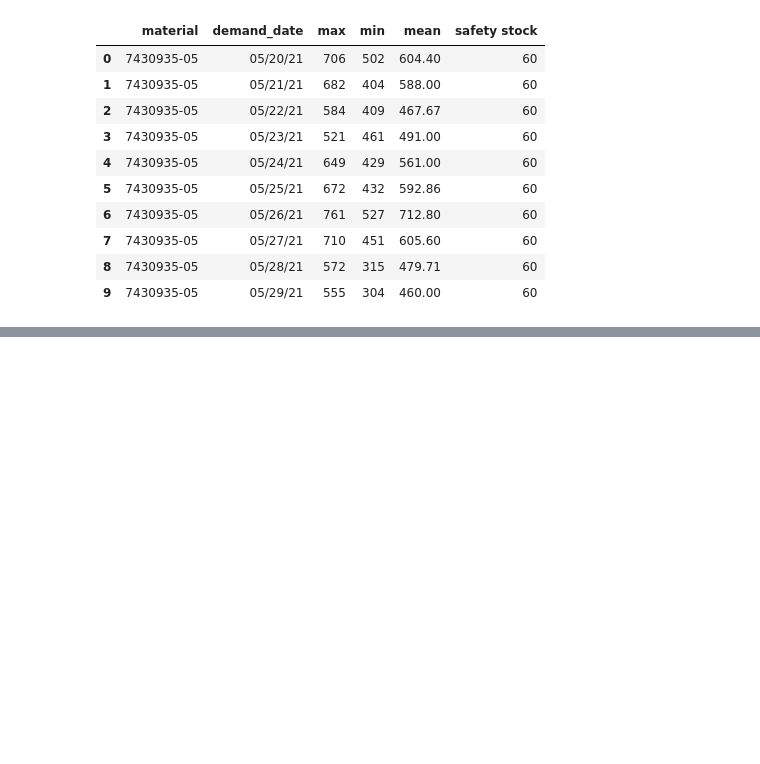
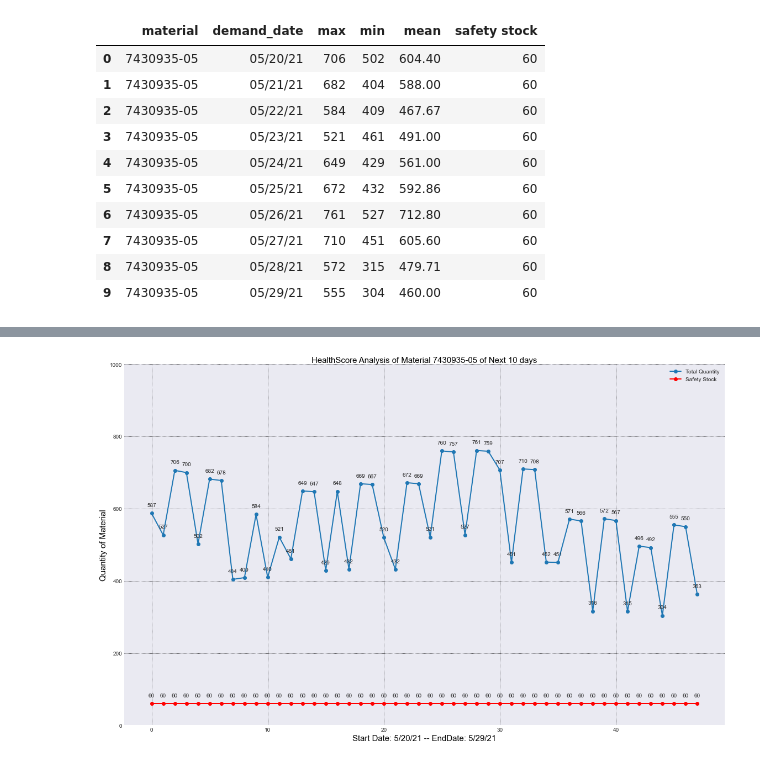
Before and after one commit to pankeshpatel/bmw-material-planner-assistant, a Jupyter notebook: backend/health score.ipynb, the cells around one changed output, grey strips where cells are left out. Saved outputs shown, nothing was run; the diff lists cells and outputs as text; code cells hidden in the pictures; blank space fills up the shorter version.

```diff
--- a/backend/health score.ipynb
+++ b/backend/health score.ipynb
@@ -59,0 +109,8 @@ plt.show()
+# %%
+#df = pd.read_csv('/Users/pankeshpatel/Desktop/test.csv', parse_dates=["demand_date"], index_col=["demand_date"])
+#df = pd.read_csv('/Users/pankeshpatel/Desktop/test.csv', parse_dates=["demand_date"])
+
+df = pd.read_csv('/Users/pankeshpatel/Desktop/test.csv')
+
+dataframe_health = pd.DataFrame(df, columns=[ 'material' , 'demand_date' , 'mrp_element' , 'change_quantity', 'total_quantity', 'safety stock'])
+dataframe_health
@@ -59,0 +135,70 @@ plt.show()
+# %%
+df['index'] = dataframe_health.index
+# %%
+font = {
+        'color':  'black',
+        'weight': '10',
+        'size': 15,
+        }
+
+
+# Create figure
+fig = plt.figure(figsize=(16, 10))
+
+plt.plot(df['index'], dataframe_health["total_quantity"] , marker='o', label='Total Quantity', linewidth=2)
+plt.plot (df['index'], dataframe_health["safety stock"],  marker='o', label='Safety Stock', linewidth=2, color='red')
+#plt.plot(dataframe_health["change_quantity"] , marker='o', label='Change Quantity', linewidth=2, color='green')
+
+
+
+
+#dataframe_health["total_quantity"].plot(label='Total Quantity', linewidth=2, kind='line')
+#dataframe_health["safety stock"].plot(label='Safety Stock', linewidth=2, color='red')
+
+
+
+plt.title(label = 'HealthScore Analysis of Material {} of Next 10 days'.format(dataframe_health['material'][0]),
+         fontsize=15,
+         color="black",
+         pad='2.0',
+         fontweight=10,
+         loc="center")
+
+val = dataframe_health['demand_date'].size
+plt.xlabel('Start Date: {} -- EndDate: {}'.format(dataframe_health['demand_date'][0], dataframe_health['demand_date'][val-1]), fontdict=font)
+plt.ylabel('Quantity of Material', fontdict=font)
+
+# # Add legend
+plt.legend(loc='best')
+plt.grid(True, color='k', linestyle=':')
+
+plt.ylim(0,1000)
+
+#plt.tick_params(axis='x',labelsize=15,rotation=90)
+
+
+index = df['index']
+total_qty = dataframe_health["total_quantity"]
+safety_stock =  dataframe_health["safety stock"]
+
+for x, y in zip(index, total_qty):
+    label = y
+    plt.annotate(label, (x, y),
+                 xycoords="data",
+                 textcoords="offset points",
+                 xytext=(0, 12), ha="center")
+
+for x, y in zip(index, safety_stock):
+    label = y
+    plt.annotate(label, (x, y),
+                 xycoords="data",
+                 textcoords="offset points",
+                 xytext=(0, 12), ha="center")
+
+# # Auto space
+plt.tight_layout()
+
+# # Display plot
+plt.show()
+# %% [output]
+[figure, added]
```
Also changed, not shown: parts of 3 cells of this notebook.
